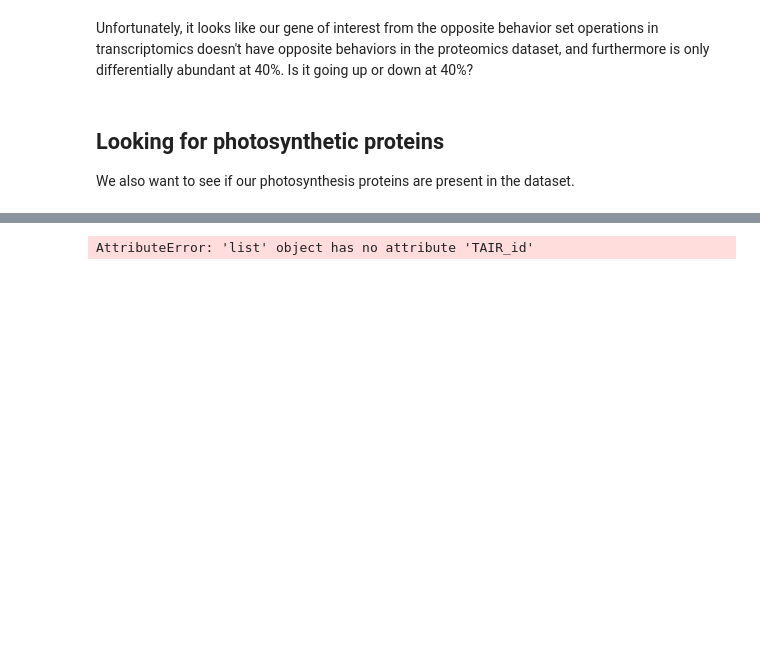
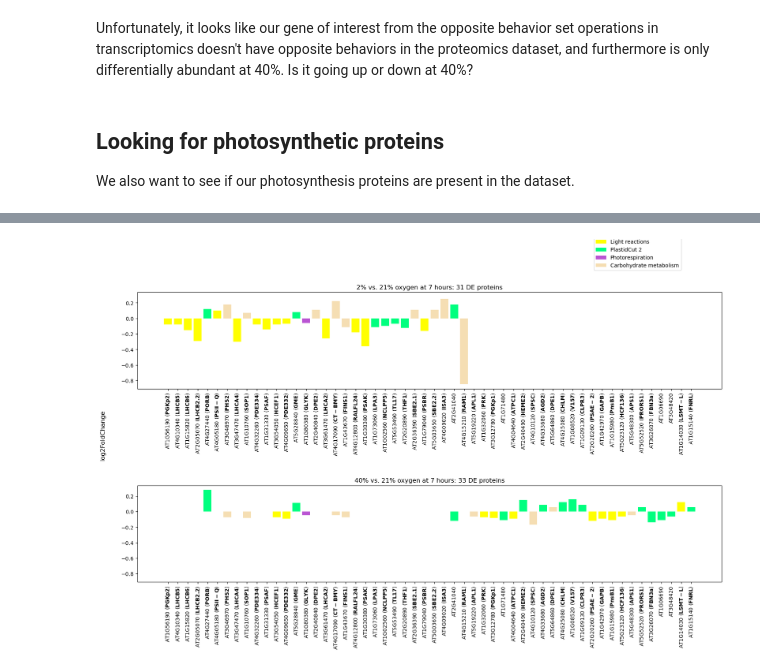
Before and after one commit to serenalotreck/photorespiration-omics, a Jupyter notebook: notebooks/proteomics_visualizations.ipynb, the cells around one changed output, grey strips where cells are left out. Saved outputs shown, nothing was run; the diff lists cells and outputs as text; code cells hidden in the pictures; blank space fills up the shorter version.

Commit message:
Debug abundance changes for proteomics

```diff
--- a/notebooks/proteomics_visualizations.ipynb
+++ b/notebooks/proteomics_visualizations.ipynb
@@ -387,13 +312,8 @@ def makeDEGfigure(deg_dfs, photosynth_sets, photosynth_colors, semantic_names, t
 ara = pd.read_csv('../data/gene_aliases_20241231.txt', sep='\t', header=0, encoding='Windows-1252')
 tair2gene = {k.lower(): v for k, v in ara.set_index('locus_name')[['symbol']].to_dict()['symbol'].items()}
 semantic_names = {
-    '1h_vs_7h_2o2': '7 hours vs. 1 hour at 2% oxygen',
-    '1h_vs_7h_40o2': '7 hours vs. 1 hour at 40% oxygen',
-    '1h_vs_7h_21o2': '7 hours vs. 1 hour at 21% oxygen',
-    '1h_o2_40_21': '40% vs. 21% oxygen at 1 hour',
-    '7h_o2_2_21': '2% vs. 21% oxygen at 7 hours',
-    '1h_o2_2_21': '2% vs. 21% oxygen at 1 hour',
-    '7h_o2_40_21': '40% vs. 21% oxygen at 7 hours'
+    'proteomics_2_DE': '2% vs. 21% oxygen at 7 hours',
+    'proteomics_40_DE': '40% vs. 21% oxygen at 7 hours'
 }
 photosynth_colors = {'plastidCut2': 'springgreen', 'carb_met': 'wheat', 'light_rxns': 'yellow', 'photorespiration': 'mediumorchid'}
 legend_semantic = {'plastidCut2': 'PlastidCut 2', 'carb_met': 'Carbohydrate metabolism', 'light_rxns': 'Light reactions', 'photorespiration': 'Photorespiration'}
@@ -400,8 +326,9 @@ legend_semantic = {'plastidCut2': 'PlastidCut 2', 'carb_met': 'Carbohydrate meta
 # %%
-proteomics_to_compare = {'proteomics_opposites': list(set(opposites_with_ids['TAIR_id'].tolist())),
-'proteomics_2_DE': list(set(two_de_df['TAIR_id'].tolist())),
-'proteomics_40_DE': list(set(forty_de_df['TAIR_id'].tolist()))}
+proteomics_to_compare = {
+'proteomics_2_DE': two_expression_change,
+'proteomics_40_DE': forty_expression_change
+}
 # %%
-makeDEGfigure(proteomics_to_compare, all_photosynth_genes, photosynth_colors, semantic_names, tair2gene, legend_semantic)
+makeDEGfigure(proteomics_to_compare, all_photosynth_genes, photosynth_colors, semantic_names, tair2gene, legend_semantic, id_col='TAIR_id', title_name='proteins')
 # %% [output]
-AttributeError: 'list' object has no attribute 'TAIR_id'
+[figure, added]
```
Also changed, not shown: parts of 5 cells of this notebook, 3 other files.
